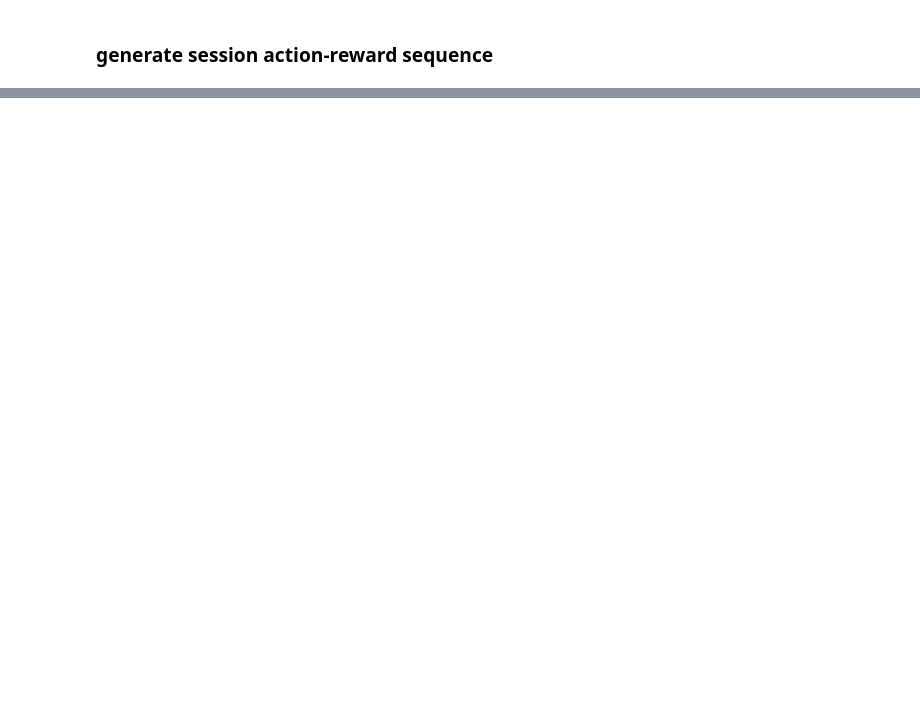
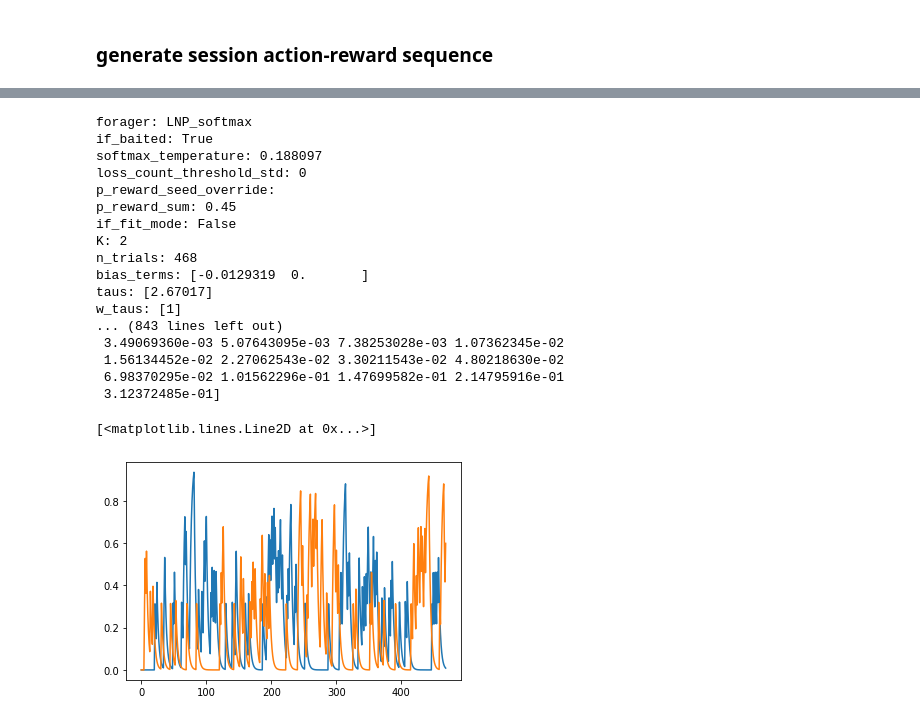
Before and after one commit to pckuo/map-ephys, a Jupyter notebook: notebook/pckuo/pseudo_session.ipynb, the cells around one changed output, grey strips where cells are left out. Drawn from its saved outputs; the diff is of its cells as text; code cells hidden in the pictures; blank space fills up the shorter version.

```diff
--- a/notebook/pckuo/pseudo_session.ipynb
+++ b/notebook/pckuo/pseudo_session.ipynb
@@ -222,3 +262,65 @@ w_taus: [1]
+# %%
+# generative mode
+# Initialization
+forager.time = 0
+
+# All latent variables have n_trials + 1 length to capture the update after the last trial (HH20210726)
+forager.q_estimation = np.full([forager.K, forager.n_trials+1], np.nan)
+forager.q_estimation[:, 0] = 0
+
+forager.choice_prob = np.full([forager.K, forager.n_trials+1], np.nan)
+forager.choice_prob[:, 0] = 1/forager.K   # To be strict (actually no use)
+
+forager.choice_history = np.zeros(
+                [1, forager.n_trials+1], dtype=int)  # Choice history
+# Reward history, separated for each port (Corrado Newsome 2005)
+forager.reward_history = np.zeros([forager.K, forager.n_trials+1])
+
+forager.reward_available = np.zeros([forager.K, forager.n_trials+1])
+forager.reward_available[:, 0] = (np.random.uniform(0, 1, forager.K) < forager.p_reward[:, forager.time]).astype(int)
+
+if forager.forager in ['LNP_softmax', 'LNP_softmax_CK']:
+    # Compute the history filter. Compatible with any number of taus.
+    # Use the full length of the session just in case of an extremely large tau.
+    reversed_t = np.flipud(np.arange(forager.n_trials+1))
+    forager.history_filter = np.zeros_like(reversed_t).astype('float64')
+    for tau, w_tau in zip(forager.taus, forager.w_taus):
+        # Note the normalization term (= tau when n -> inf.)
+        forager.history_filter += w_tau * \
+                                  np.exp(-reversed_t / tau) / \
+                                  np.sum(np.exp(-reversed_t / tau))
+
+for t in range(forager.n_trials):
+    action = forager.act()
+    forager.step(action)
+
+# forager.simulate()
+for k, v in vars(forager).items():
+    if v is not None:
+        print(f'{k}: {v}')
+
+plt.plot(forager.q_estimation[0])
+plt.plot(forager.q_estimation[1])
+# %% [output]
+forager: LNP_softmax
+if_baited: True
+softmax_temperature: 0.188097
+loss_count_threshold_std: 0
+p_reward_seed_override:
+p_reward_sum: 0.45
+if_fit_mode: False
+K: 2
+n_trials: 468
+bias_terms: [-0.0129319  0.       ]
+taus: [2.67017]
+w_taus: [1]
+... (843 lines left out)
+ 3.49069360e-03 5.07643095e-03 7.38253028e-03 1.07362345e-02
+ 1.56134452e-02 2.27062543e-02 3.30211543e-02 4.80218630e-02
+ 6.98370295e-02 1.01562296e-01 1.47699582e-01 2.14795916e-01
+ 3.12372485e-01]
+[<matplotlib.lines.Line2D at 0x...>]
+[figure, added]
 # %%
 q_latent_variable = (foraging_model.FittedSessionModel.TrialLatentVariable & key)
 
```
Also changed, not shown: parts of 11 cells of this notebook.
